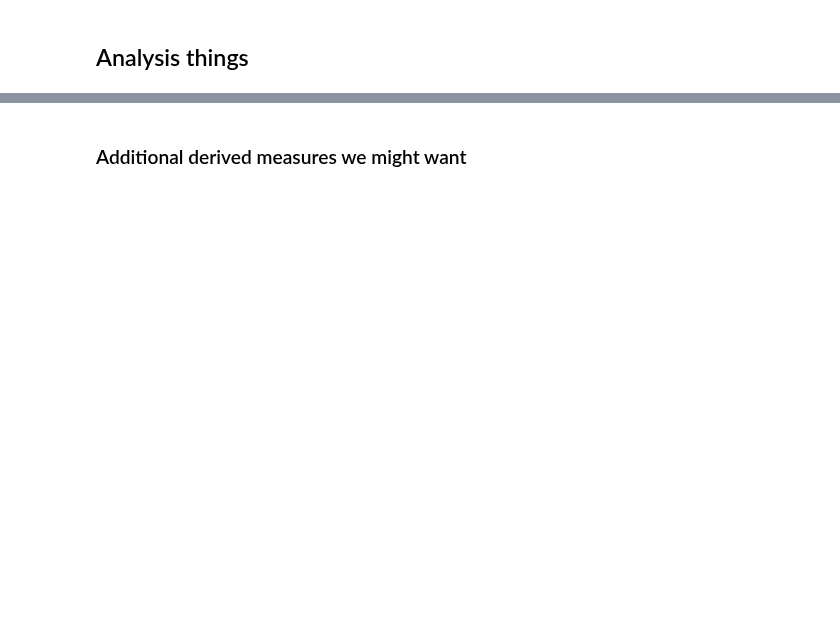
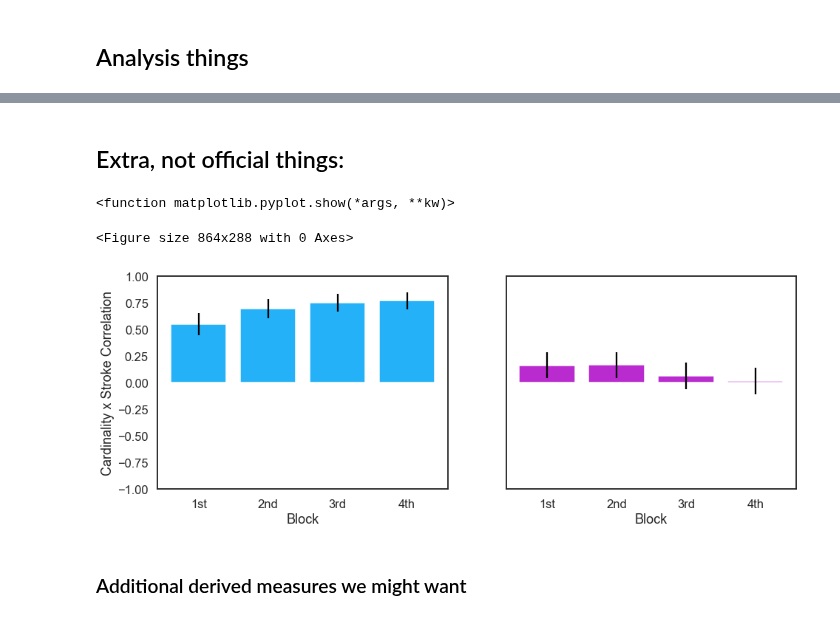
Before and after one commit to cogtoolslab/improvised_numerals, a Jupyter notebook: analysis/iternum_analysis.ipynb, the cells around one changed output, grey strips where cells are left out. Saved outputs shown, nothing was run; the diff lists cells and outputs as text; code cells hidden in the pictures; blank space fills up the shorter version.

```diff
--- a/analysis/iternum_analysis.ipynb
+++ b/analysis/iternum_analysis.ipynb
@@ -215,3 +646,72 @@ D.to_csv('all_data.csv')
+# %% [markdown]
+## Extra, not official things:
+# %%
+# print("All Games: \n", D[['cardinality','numStrokes']].corr())
+# print("Number Games: \n", df_num[['cardinality','numStrokes']].corr())
+# print("Animal Games: \n", df_aml[['cardinality','numStrokes']].corr())
+
+dv = 'drawDuration' # 'outcome', 'drawDuration', 'numStrokes', 'meanPixelIntensity'
+
+
+# Plotting correlation of Stroke Count and Cardinality by block number
+
+num_corrs = np.array([#stats.pearsonr(df_num['cardinality'], df_num['numStrokes'])[0],
+             stats.pearsonr(dn1['cardinality'], dn1[dv])[0],
+             stats.pearsonr(dn2['cardinality'], dn2[dv])[0],
+             stats.pearsonr(dn3['cardinality'], dn3[dv])[0],
+             stats.pearsonr(dn4['cardinality'], dn4[dv])[0]])
+
+num_confints = corr_confint(num_corrs,len(dn1))
+
+aml_corrs = np.array([#stats.pearsonr(df_aml['cardinality'], df_aml['numStrokes'])[0],
+             stats.pearsonr(da1['cardinality'], da1[dv])[0],
+             stats.pearsonr(da2['cardinality'], da2[dv])[0],
+             stats.pearsonr(da3['cardinality'], da3[dv])[0],
+             stats.pearsonr(da4['cardinality'], da4[dv])[0]])
+
+aml_confints = corr_confint(aml_corrs,len(dn1))
+
+# plt.figure("Correlations (line chart)")
+# plt.title("Correlation of Stroke Count and Cardinality in each Block")
+# plt.plot(np.arange(1,5),[0,0,0,0],color='black',alpha = .75)
+# plt.plot(np.arange(1,5),num_corrs,color='#25B1F7')
+# plt.plot(np.arange(1,5),aml_corrs,color='#B92BCF')
+# plt.fill_between(np.arange(1,5), (num_corrs-num_confints), (num_corrs+num_confints), color='b', alpha=.1)
+# plt.fill_between(np.arange(1,5), (aml_corrs-aml_confints), (aml_corrs+aml_confints), color='m', alpha=.1)
+# plt.ylabel("Correlation")
+# plt.xlabel("Block")
+# number_patch = mpatches.Patch(color='#25B1F7', label='Number Games')
+# animal_patch = mpatches.Patch(color='#B92BCF', label='Animal Games')
+# plt.legend(handles=[number_patch, animal_patch])
+# plt.show
+
+
+plt.figure("Correlations (bar chart)",figsize=(12, 4))
+plt.suptitle("Correlations between Cardinality and DV by Block")
+fig, (ax1, ax2) = plt.subplots(1,2)
+# fig.suptitle("Correlation of Stroke Count and Cardinality by Block Number")
+ax1.bar(np.arange(1,5),num_corrs,color='#25B1F7',yerr=num_confints)
+ax1.set_ylim([-1, 1])
+ax2.bar(np.arange(1,5),aml_corrs,color='#B92BCF',yerr=aml_confints)
+ax2.set_ylim([-1, 1])
+ax2.set_yticks([], [])
+
+ax1.set_xticks([1,2,3,4])
+ax1.set_xticklabels(['1st','2nd','3rd','4th'])
+ax2.set_xticks([1,2,3,4])
+ax2.set_xticklabels(['1st','2nd','3rd','4th'])
+
+
+ax1.set_ylabel("Cardinality x Stroke Correlation")
+ax1.set_xlabel("Block")
+ax2.set_xlabel("Block")
+plt.subplots_adjust(left=1,right=3,bottom=1,top=2,wspace=.2,hspace=.2)
+
+plt.show()
+# %% [output]
+<function matplotlib.pyplot.show(*args, **kw)>
+<Figure size 864x288 with 0 Axes>
+[figure, added]
 # %% [markdown]
 ### Additional derived measures we might want
 # %%
```
Also changed, not shown: parts of 30 cells of this notebook, 4 other files.
